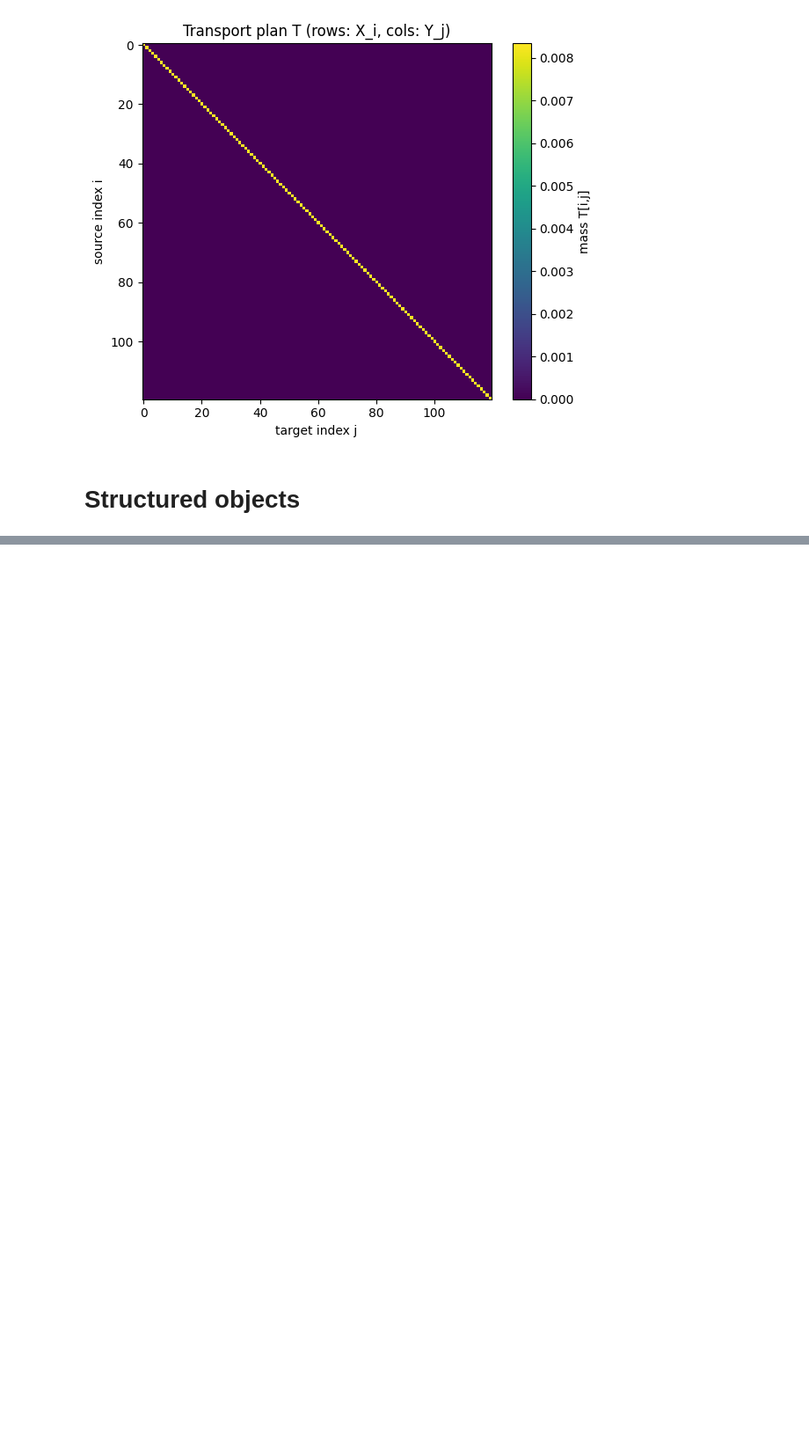
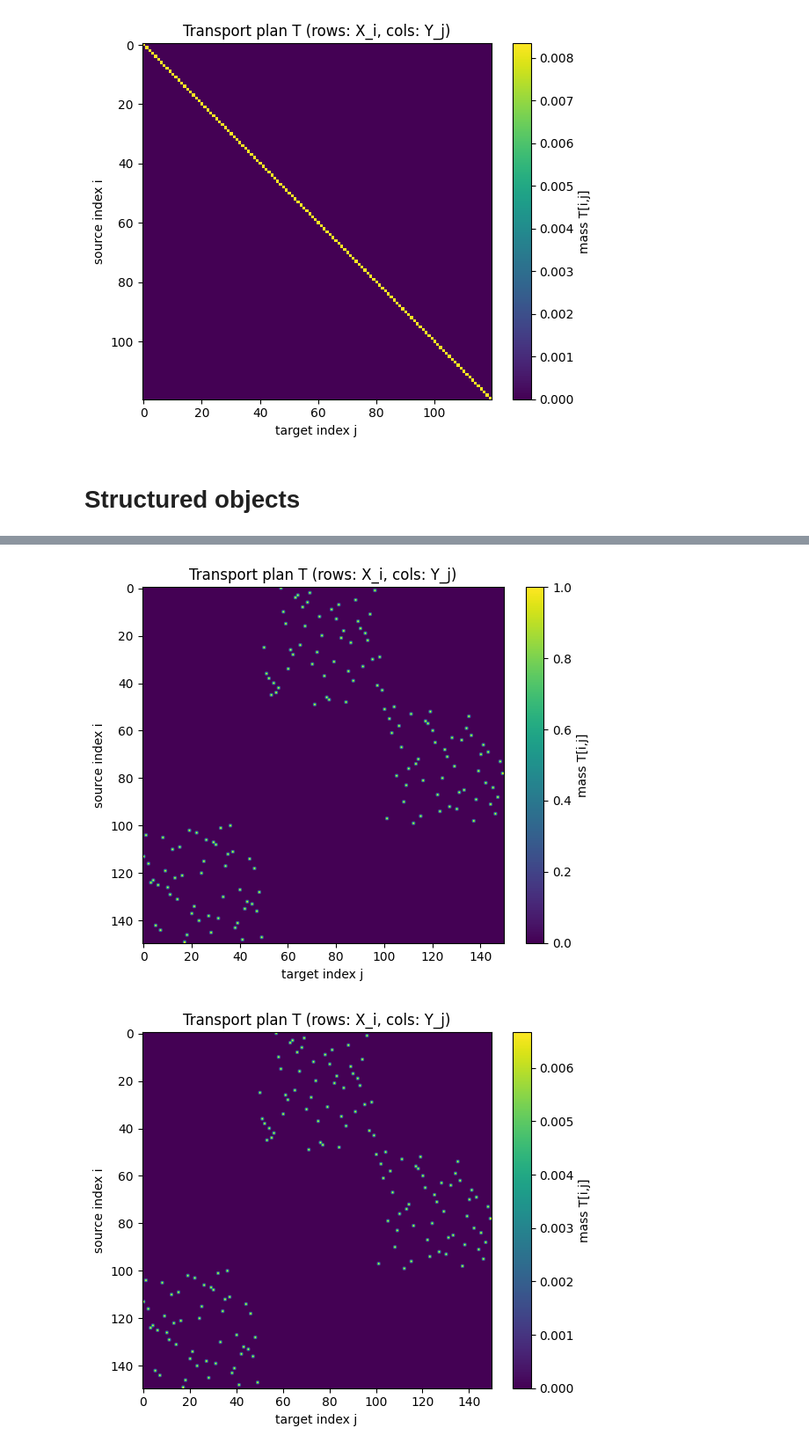
Before and after one commit to Junhyoung-Chung/fused-optimal-transport, a Jupyter notebook: simulation/FOT_simulation.ipynb, the cells around one changed output, grey strips where cells are left out. Shown at 88% size. Cells and saved outputs as stored; diff of their text form; code cells hidden in the pictures; blank space fills up the shorter version.

```diff
--- a/simulation/FOT_simulation.ipynb
+++ b/simulation/FOT_simulation.ipynb
@@ -380,0 +617,6 @@ model.obj_history_
+# %%
+plot_transport_heatmap(P_true)
+plot_transport_heatmap(T_FGW)
+# %% [output]
+[figure, added]
+[figure, added]
```
Also changed, not shown: parts of 17 cells of this notebook.
